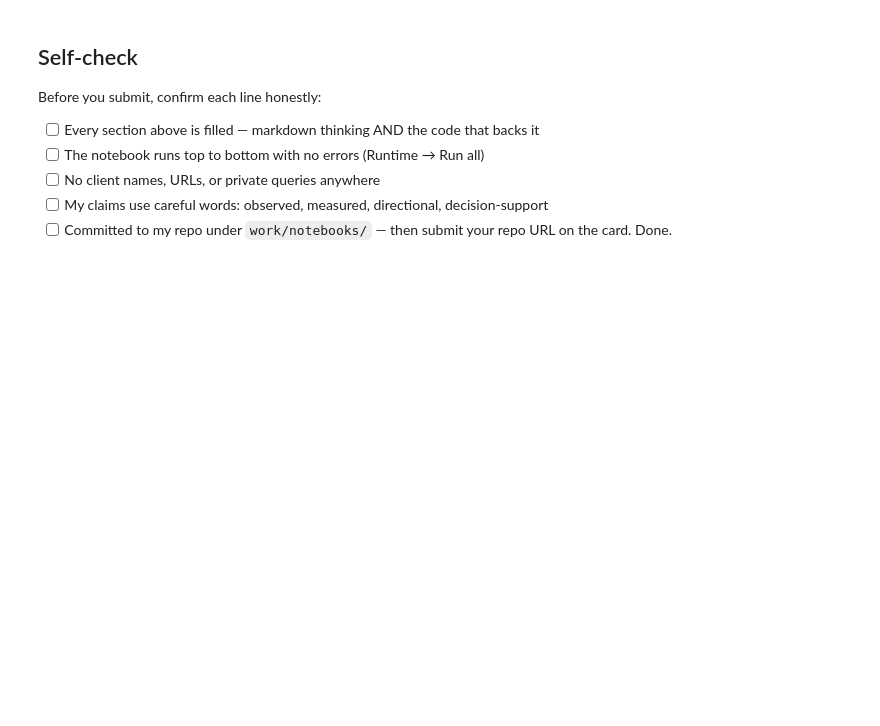
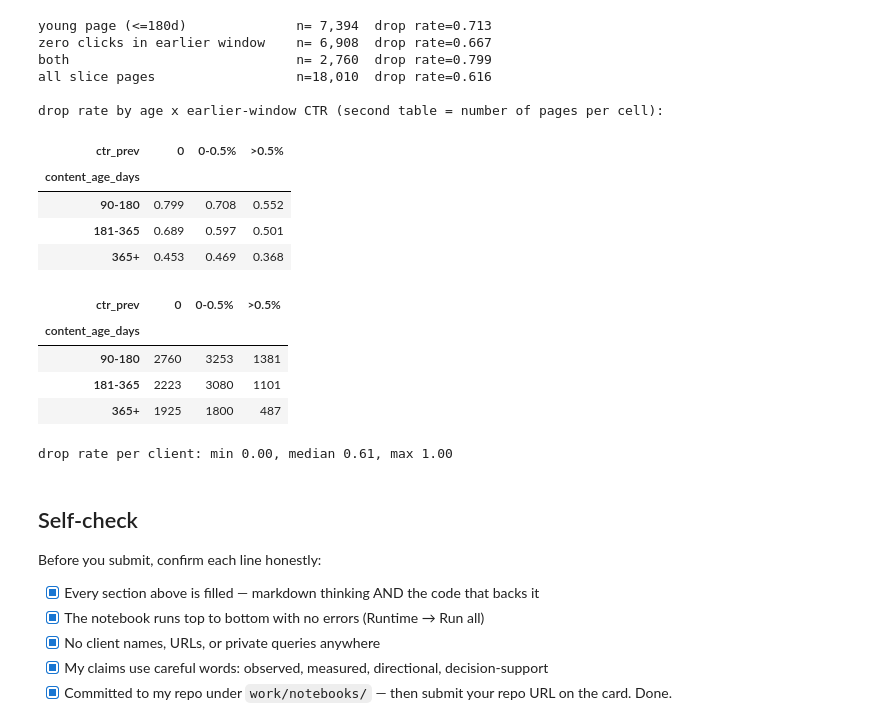
Before and after one commit to RamzanPUCIT/flyrank-ml-internship, a Jupyter notebook: work/notebooks/w02_ml_task_framing.ipynb, the cells around one changed output. Cells and saved outputs as stored; diff of their text form; code cells hidden in the pictures; blank space fills up the shorter version.

```diff
--- a/work/notebooks/w02_ml_task_framing.ipynb
+++ b/work/notebooks/w02_ml_task_framing.ipynb
@@ -43,0 +144,11 @@ This skeleton is yours to fill. Work the sections **in order** — each one has
+# %%
+lane["ctr_prev"] = lane["clicks_prev_30d"] / lane["impressions_prev_30d"] * 100  # x100 percent
+unit_cols = ["content_id", "client_id",                       # context (never features)
+             "impressions_prev_30d", "clicks_prev_30d", "ctr_prev", "sessions_prev_30d",
+             "content_age_days", "word_count", "search_volume", "content_type", "main_intent",
+             "demand_drop"]                                    # target
+unit = lane[unit_cols]
+print("rows:", len(unit), "| unique content_id:", unit["content_id"].nunique(),
+      "| clients:", unit["client_id"].nunique())
+assert unit["content_id"].is_unique, "grain broken: more than one row per page"
+unit.head(8)
@@ -44,10 +185,44 @@ This skeleton is yours to fill. Work the sections **in order** — each one has
+# %%
+young = lane["content_age_days"] <= 180
+zero_click = lane["clicks_prev_30d"] == 0
+for name, mask in [("young page (<=180d)", young), ("zero clicks in earlier window", zero_click),
+                   ("both", young & zero_click)]:
+    print(f"{name:32s} n={mask.sum():6,d}  drop rate={lane.loc[mask, 'demand_drop'].mean():.3f}")
+print(f"{'all slice pages':32s} n={len(lane):6,d}  drop rate={lane['demand_drop'].mean():.3f}")
+
+age_b = pd.cut(lane["content_age_days"], [89, 180, 365, 5000], labels=["90-180", "181-365", "365+"])
+ctr_b = pd.cut(lane["ctr_prev"], [-0.01, 0, 0.5, 100], labels=["0", "0-0.5%", ">0.5%"])
+print("\ndrop rate by age x earlier-window CTR (second table = number of pages per cell):")
+display(lane.pivot_table(index=age_b, columns=ctr_b, values="demand_drop", aggfunc="mean", observed=True).round(3))
+display(lane.pivot_table(index=age_b, columns=ctr_b, values="demand_drop", aggfunc="size", observed=True))
+
+per_client = lane.groupby("client_id")["demand_drop"].mean()
+print(f"drop rate per client: min {per_client.min():.2f}, median {per_client.median():.2f}, max {per_client.max():.2f}")
+# %% [output]
+young page (<=180d)              n= 7,394  drop rate=0.713
+zero clicks in earlier window    n= 6,908  drop rate=0.667
+both                             n= 2,760  drop rate=0.799
+all slice pages                  n=18,010  drop rate=0.616
+
+drop rate by age x earlier-window CTR (second table = number of pages per cell):
+| ctr_prev | 0 | 0-0.5% | >0.5% |
+| content_age_days |  |  |  |
+| 90-180 | 0.799 | 0.708 | 0.552 |
+| 181-365 | 0.689 | 0.597 | 0.501 |
+| 365+ | 0.453 | 0.469 | 0.368 |
+| ctr_prev | 0 | 0-0.5% | >0.5% |
+| content_age_days |  |  |  |
+| 90-180 | 2760 | 3253 | 1381 |
+| 181-365 | 2223 | 3080 | 1101 |
+| 365+ | 1925 | 1800 | 487 |
+drop rate per client: min 0.00, median 0.61, max 1.00
 # %% [markdown]
 ## Self-check
 
 Before you submit, confirm each line honestly:
 
-- [ ] Every section above is filled — markdown thinking AND the code that backs it
-- [ ] The notebook runs top to bottom with no errors (Runtime → Run all)
-- [ ] No client names, URLs, or private queries anywhere
-- [ ] My claims use careful words: observed, measured, directional, decision-support
-- [ ] Committed to my repo under `work/notebooks/` — then submit your repo URL on the card. Done.
+- [x] Every section above is filled — markdown thinking AND the code that backs it
+- [x] The notebook runs top to bottom with no errors (Runtime → Run all)
+- [x] No client names, URLs, or private queries anywhere
+- [x] My claims use careful words: observed, measured, directional, decision-support
+- [x] Committed to my repo under `work/notebooks/` — then submit your repo URL on the card. Done.
```
Also changed, not shown: parts of 19 cells of this notebook, 17 other files.
